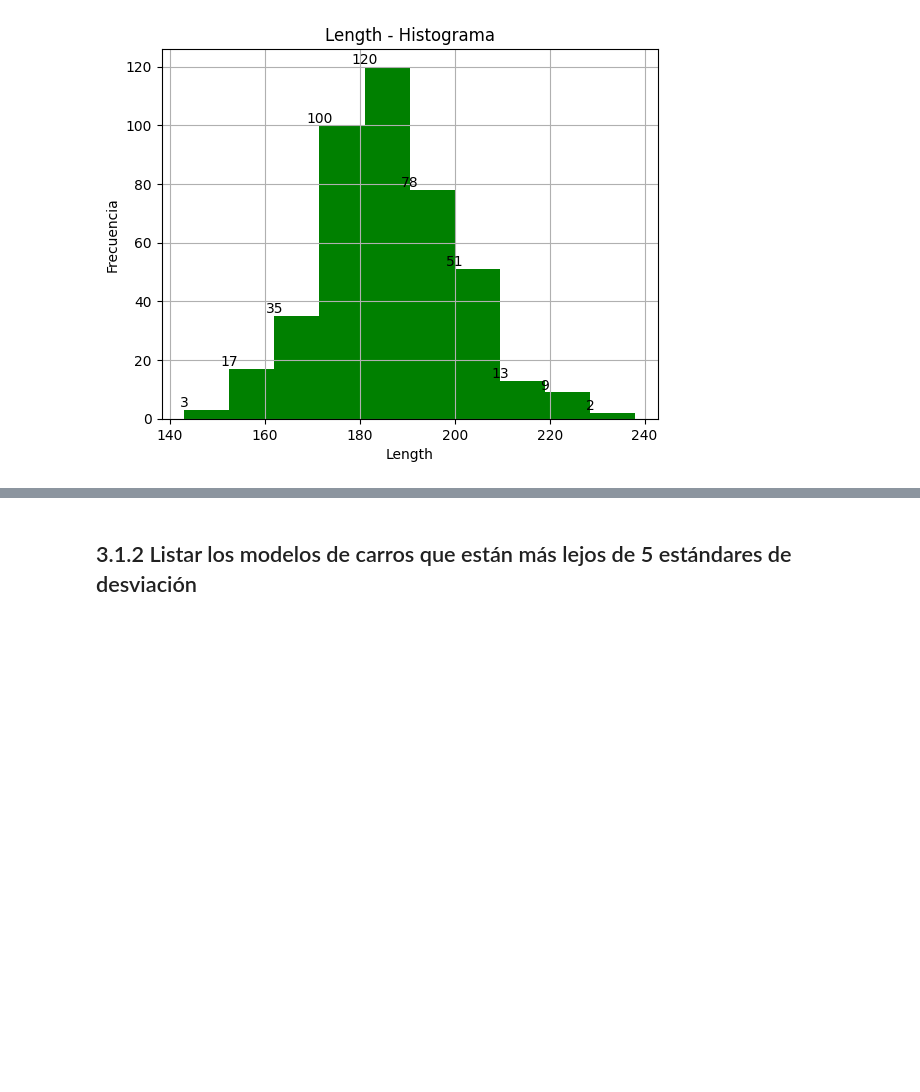
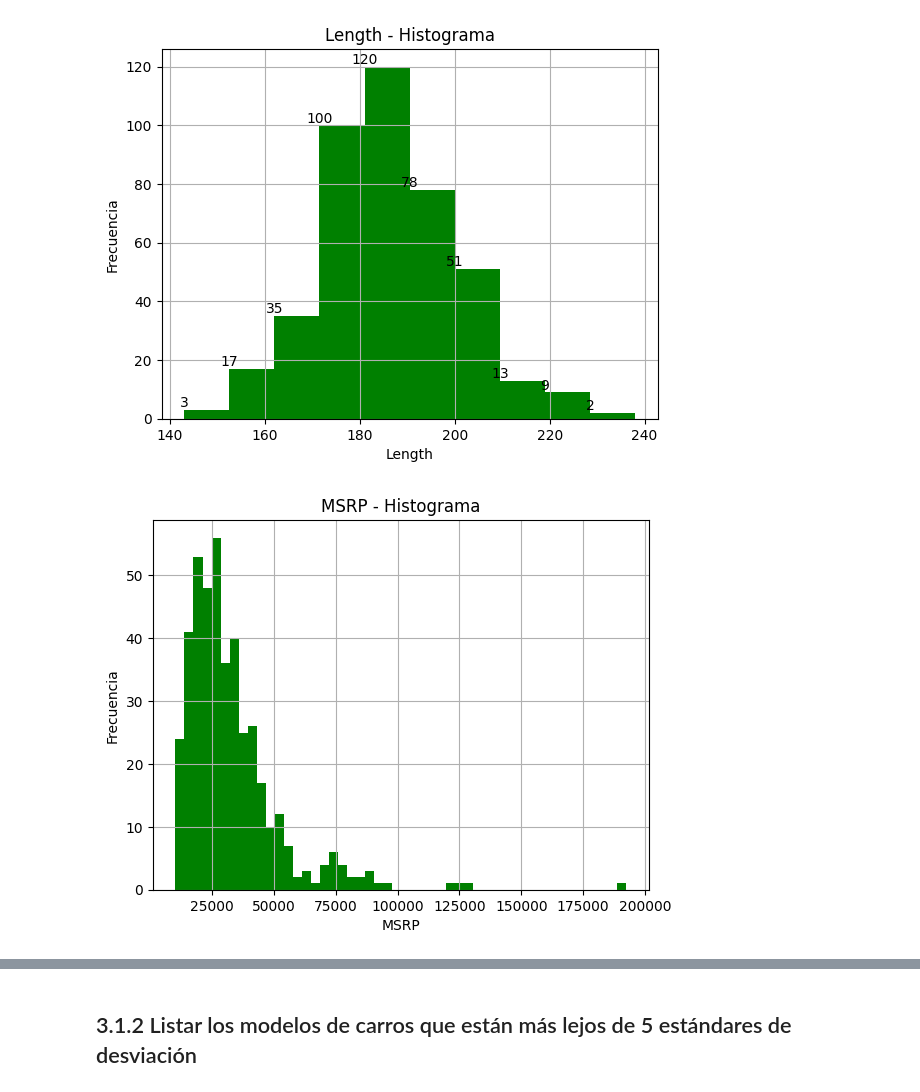
Before and after one commit to MiguelRiosT/Estadistica3_2023-2, a Jupyter notebook: Tarea1/src/notebook/Punto3.ipynb, the cells around one changed output, grey strips where cells are left out. Cells and saved outputs as stored; diff of their text form; code cells hidden in the pictures; blank space fills up the shorter version.

```diff
--- a/Tarea1/src/notebook/Punto3.ipynb
+++ b/Tarea1/src/notebook/Punto3.ipynb
@@ -114,6 +115,10 @@ Weight         0
 Wheelbase      0
 Length         0
 dtype: int64
+# %%
+#Para las variables númericas MSRP e Invoice se debe hacer este proceso:
+df["Invoice"] = df["Invoice"].replace('[\$,]', '', regex=True).astype(float)
+df["MSRP"] = df["MSRP"].replace('[\$,]', '', regex=True).astype(float)
 # %% [markdown]
 ## 3.1.1 Para las variables categóricas un gráfico de barras
 # %% [markdown]
@@ -306,3 +311,12 @@ plt.grid(True)
 plt.show()
 # %% [output]
 [figure]
+# %%
+hist = plt.hist(df["MSRP"], bins=50, color='green')
+plt.title('MSRP - Histograma')
+plt.xlabel('MSRP')
+plt.ylabel('Frecuencia')
+plt.grid(True)
+plt.show()
+# %% [output]
+[figure, added]
```
Also changed, not shown: parts of 7 cells of this notebook.
